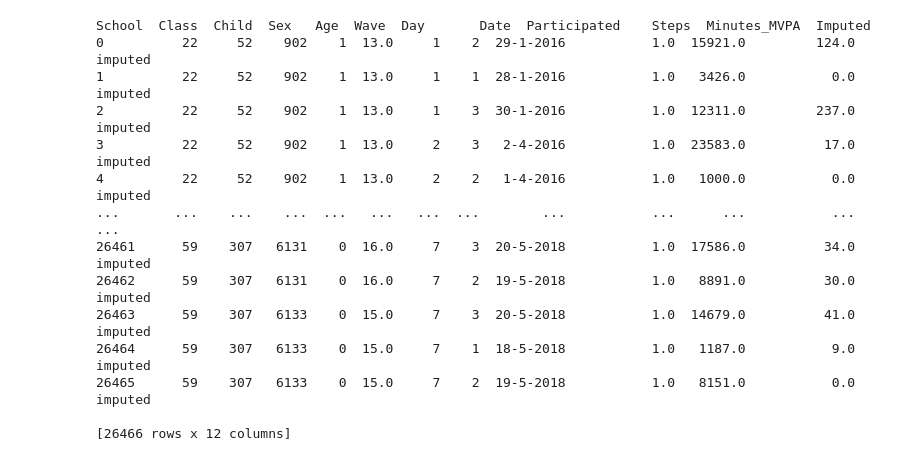
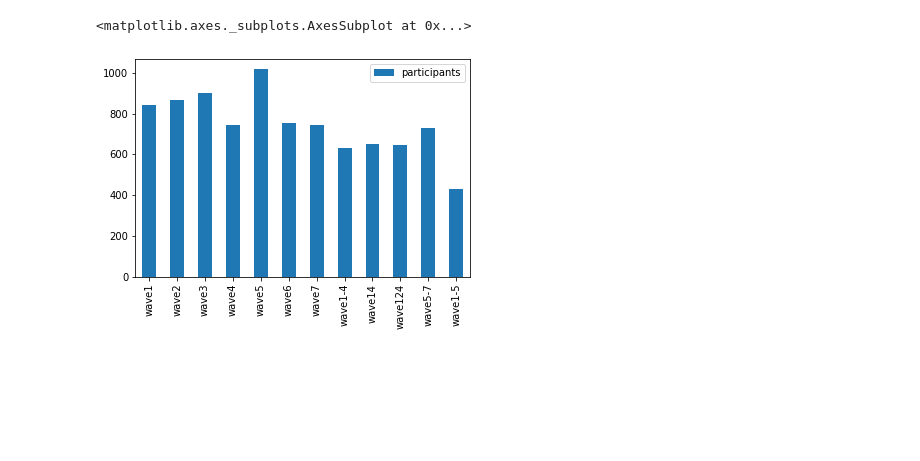
Before and after one commit to Shoarmin/baproject, a Jupyter notebook: code.ipynb, the cells around one changed output. Saved outputs shown, nothing was run; the diff lists cells and outputs as text; code cells hidden in the pictures; blank space fills up the shorter version.

```diff
--- a/code.ipynb
+++ b/code.ipynb
@@ -1,25 +1,52 @@
-# %%
-import numpy as np
-import pandas as pd
-import os
-pd.options.display.max_rows = 10
-pd.options.display.width = 200
-np.set_printoptions(precision = 4, suppress = True)
-
-data = pd.read_csv("C:/Users/Armin/Documents/VU/thesis/original/02_MyMovez/5. Fitbit data/Fitbit_W17_cleaned_imputation.csv", sep= ';')
-print(data)
-# %% [output]
-School  Class  Child  Sex   Age  Wave  Day       Date  Participated    Steps  Minutes_MVPA  Imputed
-0          22     52    902    1  13.0     1    2  29-1-2016           1.0  15921.0         124.0  imputed
-1          22     52    902    1  13.0     1    1  28-1-2016           1.0   3426.0           0.0  imputed
-2          22     52    902    1  13.0     1    3  30-1-2016           1.0  12311.0         237.0  imputed
-3          22     52    902    1  13.0     2    3   2-4-2016           1.0  23583.0          17.0  imputed
-4          22     52    902    1  13.0     2    2   1-4-2016           1.0   1000.0           0.0  imputed
-...       ...    ...    ...  ...   ...   ...  ...        ...           ...      ...           ...      ...
-26461      59    307   6131    0  16.0     7    3  20-5-2018           1.0  17586.0          34.0  imputed
-26462      59    307   6131    0  16.0     7    2  19-5-2018           1.0   8891.0          30.0  imputed
-26463      59    307   6133    0  15.0     7    3  20-5-2018           1.0  14679.0          41.0  imputed
-26464      59    307   6133    0  15.0     7    1  18-5-2018           1.0   1187.0           9.0  imputed
-26465      59    307   6133    0  15.0     7    2  19-5-2018           1.0   8151.0           0.0  imputed
-
-[26466 rows x 12 columns]
+# %%
+#Notes
+#read literature for research question
+#check for reverse questions
+
+import numpy as np
+import pandas as pd
+import datetime
+import pandas_profiling as pp
+from IPython.display import display, HTML
+%matplotlib inline
+
+pd.options.display.max_rows = 10
+pd.options.display.width = 200
+np.set_printoptions(precision = 4, suppress = True)
+
+legit_classes1 = [67,71,72,74,77,78,79,81,83,86,100,101,103,121,122,125,126,127,129,130,131,133,135,138,139]
+legit_classes2 = [73,74,78,81,82,86,100,103,124,125,131,133,135,141,250,251,256,258,259,261,262,263,272,273,277,279,290,291,292,296,297,298,299,300,301,302,303,304,305,306,307,308,310]
+participants = pd.read_csv("C:/Users/Armin/Documents/VU/thesis/original/02_MyMovez/8. Metadata/Participant_Info.csv", sep= ';')
+
+par_w1 = participants["W1"] == 1
+par_w2 = participants["W2"] == 1
+par_w3 = participants["W3"] == 1
+par_w4 = participants["W4"] == 1
+par_w5 = participants["W5"] == 1
+par_w6 = participants["W6"] == 1
+par_w7 = participants["W7"] == 1
+
+total1 = len(participants[par_w1])
+total2 = len(participants[par_w3])
+total3 = len(participants[par_w2])
+total4 = len(participants[par_w4])
+total5 = len(participants[par_w5])
+total6 = len(participants[par_w6])
+total7 = len(participants[par_w7])
+total1_4 = len(participants[par_w1 & par_w2 & par_w3 & par_w4])
+total14 = len(participants[par_w1 & par_w4])
+total124 = len(participants[par_w1 & par_w2 & par_w4])
+total5_7 = len(participants[par_w5 & par_w6 & par_w7])
+total1_5 = len(participants[par_w1 & par_w2 & par_w3 & par_w4 & par_w5])
+
+par_per_wave = pd.DataFrame({
+    'participants': [total1, total2, total3, total4, total5, total6, total7, total1_4, total14, total124, total5_7, total1_5]}, index=['wave1', 'wave2', 'wave3', 'wave4', 'wave5', 'wave6', 'wave7', 'wave1-4', 'wave14','wave124', 'wave5-7', 'wave1-5'])
+
+par_per_wave.plot.bar()
+
+
+#display(participants[par_w1 & par_w2 & par_w3 & par_w4 & par_w5 & par_w6 & par_w7])
+#print(participants[par_w1 & par_w2 & par_w3 & par_w4].count)
+# %% [output]
+<matplotlib.axes._subplots.AxesSubplot at 0x...>
+[figure, added]
```
Also changed, not shown: parts of 11 cells of this notebook.
